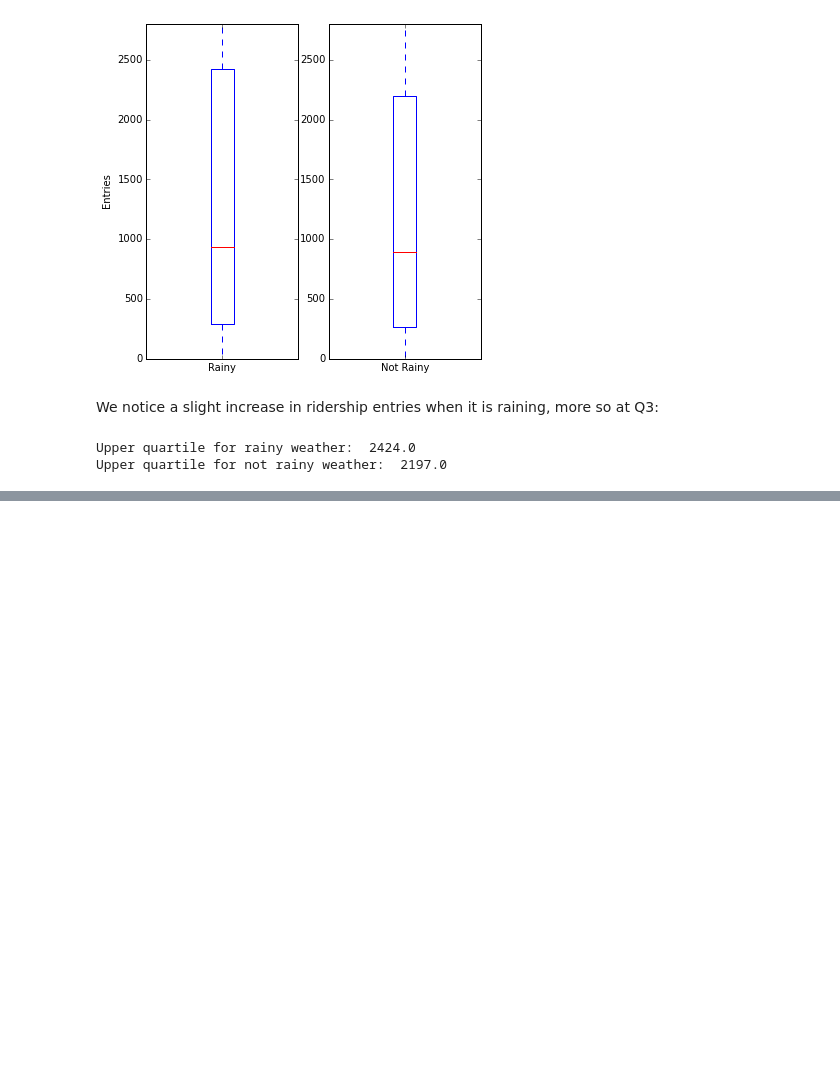
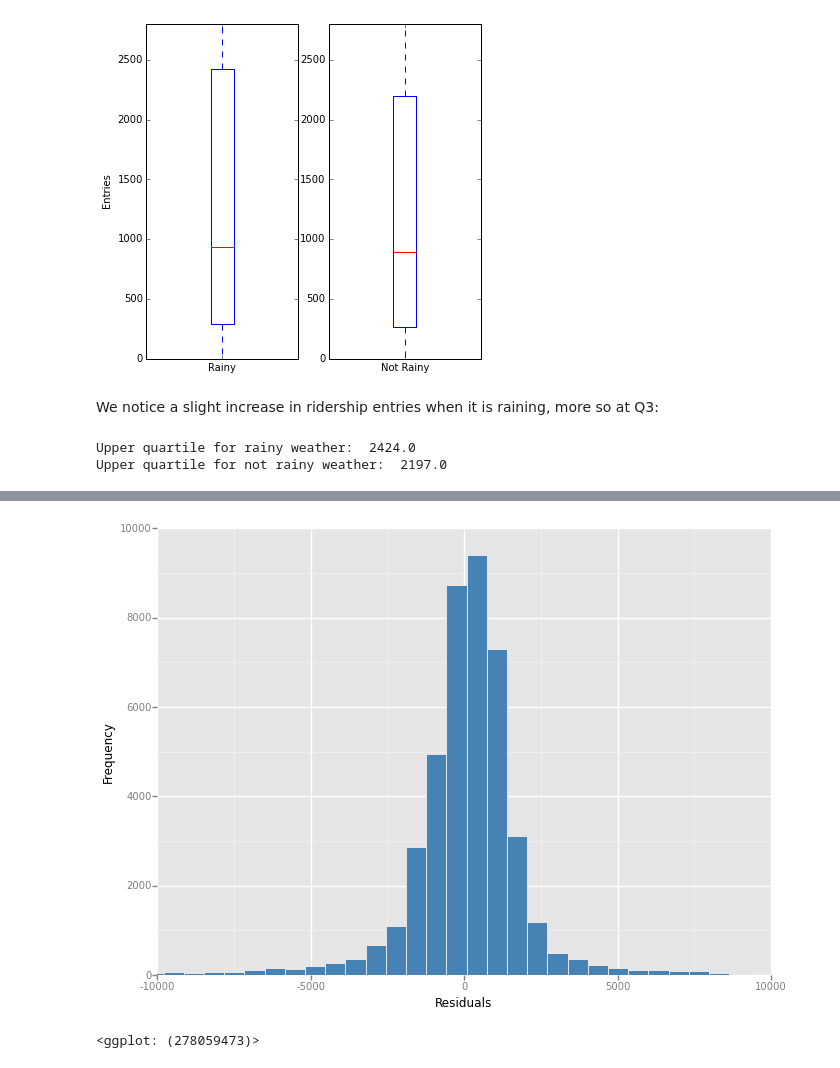
Before and after one commit to FlaviusPopescu/nyc-subway-ridership, a Jupyter notebook: NYC Subway Ridership.ipynb, the cells around one changed output, grey strips where cells are left out. Cells and saved outputs as stored; diff of their text form; code cells hidden in the pictures; blank space fills up the shorter version.

```diff
--- a/NYC Subway Ridership.ipynb
+++ b/NYC Subway Ridership.ipynb
@@ -274,0 +232,9 @@ ggplot(df_no_rain, aes(x='ENTRIESn_hourly')) + geom_histogram(binwidth=300, fill
+# %%
+residuals = predicted - values
+residuals_df = pd.DataFrame({"x": residuals})
+
+ggplot(residuals_df, aes("x")) + geom_bar(fill="steelblue", binwidth=650) + \
+    scale_x_continuous(limits=(-10000, 10000)) + xlab("Residuals") + ylab("Frequency")
+# %% [output]
+[figure, added]
+<ggplot: (278059473)>
```
Also changed, not shown: parts of 32 cells of this notebook, 1 other file.
